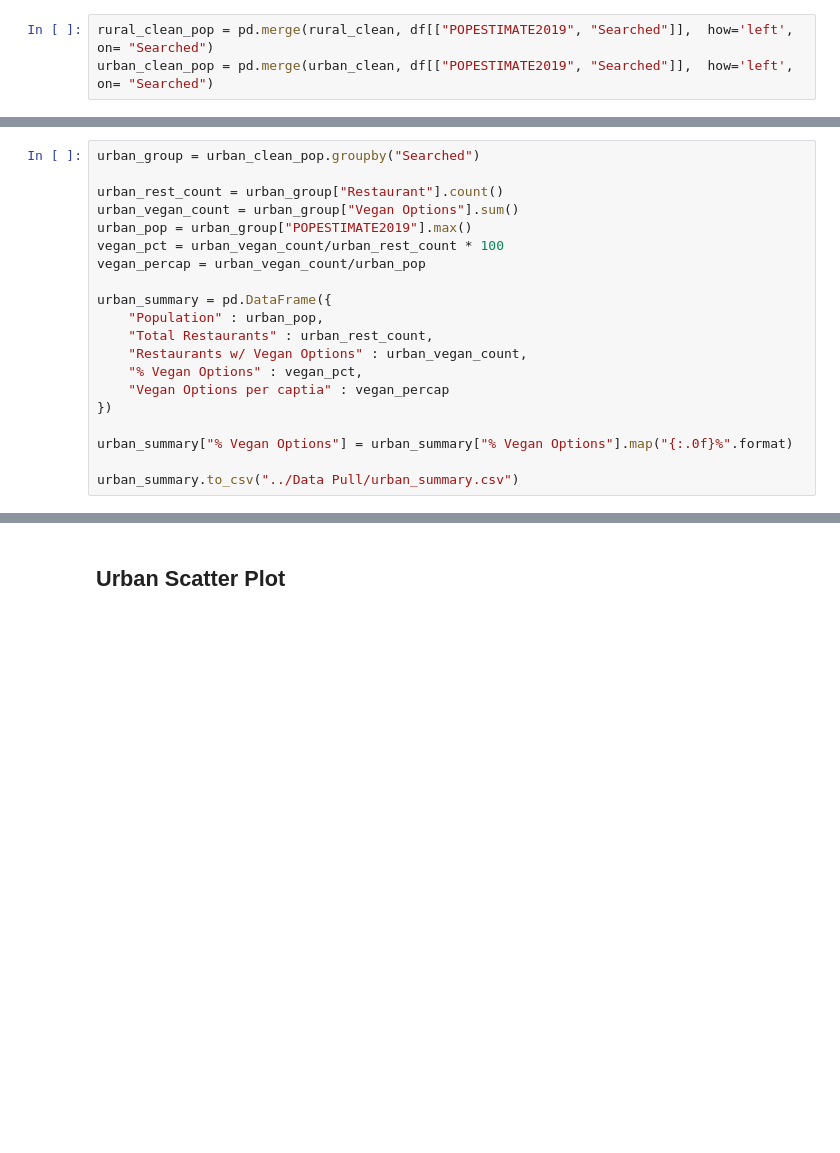
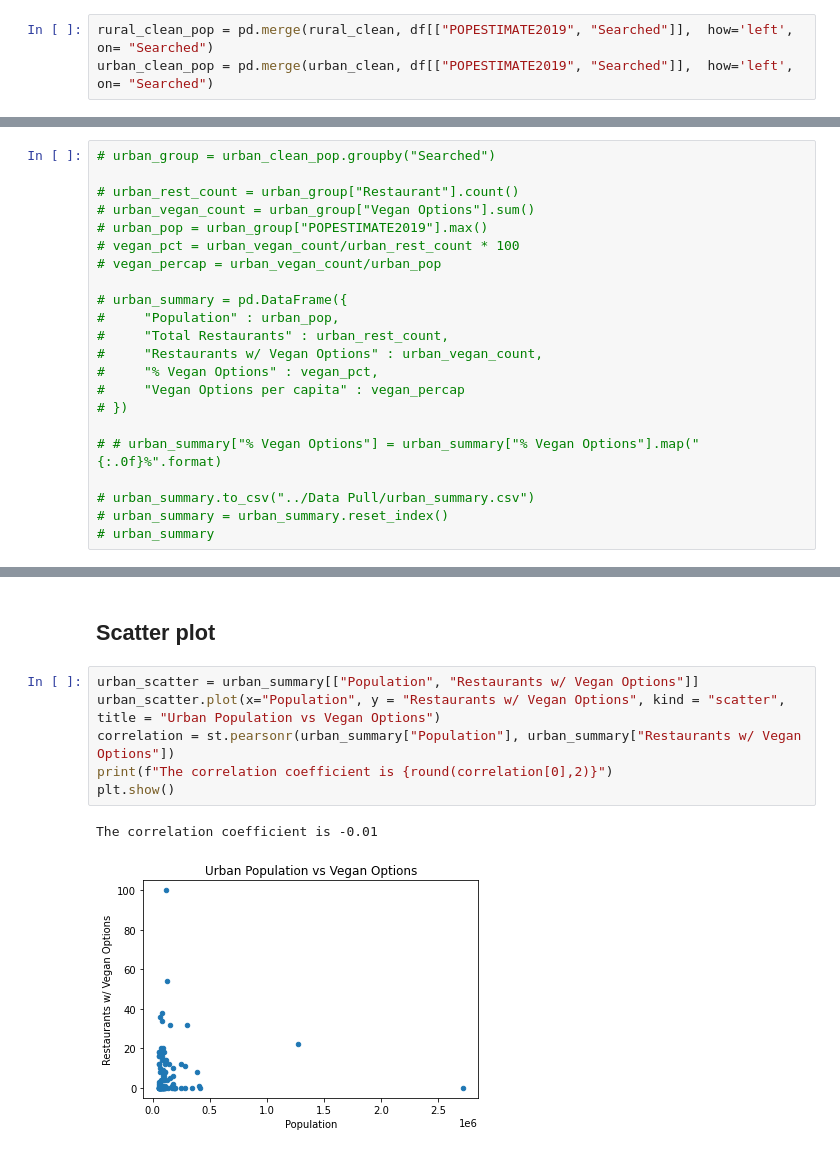
Before and after one commit to KrystalDodd/Project_one, a Jupyter notebook: Data Pull/Yelp APi.ipynb, the cells around one changed output, grey strips where cells are left out. Drawn from its saved outputs; the diff is of its cells as text; blank space fills up the shorter version.

```diff
--- a/Data Pull/Yelp APi.ipynb
+++ b/Data Pull/Yelp APi.ipynb
@@ -188,21 +193,23 @@ rural_summary["% Vegan Options"] = rural_summary["% Vegan Options"].map("{:.0f}%
 rural_summary.to_csv("../Data Pull/rural_summary.csv")
 # %%
-urban_group = urban_clean_pop.groupby("Searched")
+# urban_group = urban_clean_pop.groupby("Searched")
 
-urban_rest_count = urban_group["Restaurant"].count()
-urban_vegan_count = urban_group["Vegan Options"].sum()
-urban_pop = urban_group["POPESTIMATE2019"].max()
-vegan_pct = urban_vegan_count/urban_rest_count * 100
-vegan_percap = urban_vegan_count/urban_pop
+# urban_rest_count = urban_group["Restaurant"].count()
+# urban_vegan_count = urban_group["Vegan Options"].sum()
+# urban_pop = urban_group["POPESTIMATE2019"].max()
+# vegan_pct = urban_vegan_count/urban_rest_count * 100
+# vegan_percap = urban_vegan_count/urban_pop
 
-urban_summary = pd.DataFrame({
-    "Population" : urban_pop,
-    "Total Restaurants" : urban_rest_count,
-    "Restaurants w/ Vegan Options" : urban_vegan_count,
-    "% Vegan Options" : vegan_pct,
-    "Vegan Options per captia" : vegan_percap
-})
+# urban_summary = pd.DataFrame({
+#     "Population" : urban_pop,
+#     "Total Restaurants" : urban_rest_count,
+#     "Restaurants w/ Vegan Options" : urban_vegan_count,
+#     "% Vegan Options" : vegan_pct,
+#     "Vegan Options per capita" : vegan_percap
+# })
 
-urban_summary["% Vegan Options"] = urban_summary["% Vegan Options"].map("{:.0f}%".format)
+# # urban_summary["% Vegan Options"] = urban_summary["% Vegan Options"].map("{:.0f}%".format)
 
-urban_summary.to_csv("../Data Pull/urban_summary.csv")
+# urban_summary.to_csv("../Data Pull/urban_summary.csv")
+# urban_summary = urban_summary.reset_index()
+# urban_summary
@@ -220,2 +283,11 @@ urban_tot_summary = pd.DataFrame({
 # %% [markdown]
-## Urban Scatter Plot
+## Scatter plot
+# %%
+urban_scatter = urban_summary[["Population", "Restaurants w/ Vegan Options"]]
+urban_scatter.plot(x="Population", y = "Restaurants w/ Vegan Options", kind = "scatter", title = "Urban Population vs Vegan Options")
+correlation = st.pearsonr(urban_summary["Population"], urban_summary["Restaurants w/ Vegan Options"])
+print(f"The correlation coefficient is {round(correlation[0],2)}")
+plt.show()
+# %% [output]
+The correlation coefficient is -0.01
+[figure, added]
```
Also changed, not shown: parts of 14 cells of this notebook, 8 other files.
